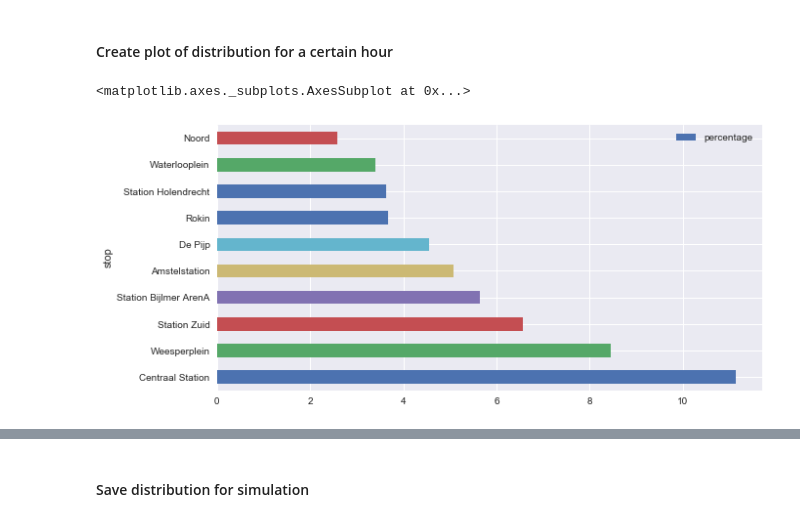
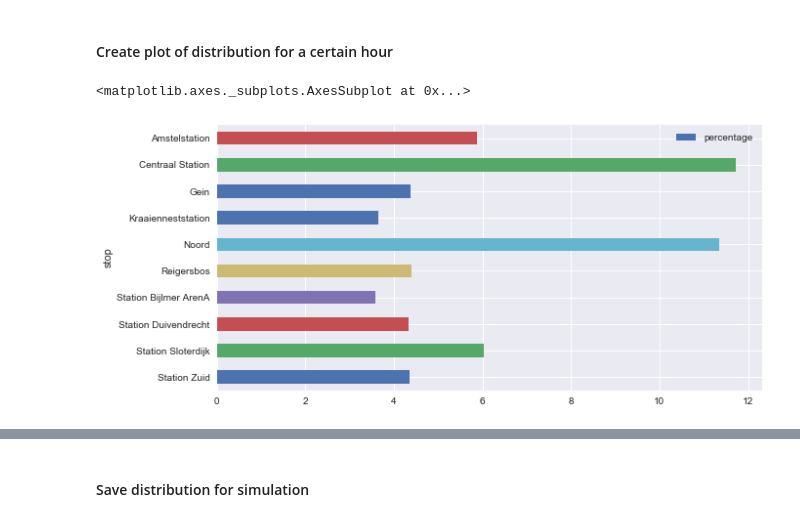
Before and after one commit to SophieEnsing/Thesis, a Jupyter notebook: Code/Analysis - full dataset.ipynb, the cells around one changed output, grey strips where cells are left out. Cells and saved outputs as stored; diff of their text form; code cells hidden in the pictures.

```diff
--- a/Code/Analysis - full dataset.ipynb
+++ b/Code/Analysis - full dataset.ipynb
@@ -115,9 +115,10 @@ def plotgroup(hour, dataframe):
     total = dataframe['mean'].sum()
     dataframe['percentage'] = dataframe['mean'].apply(lambda x: (x / total) * 100)
     dataframe = (dataframe.sort_values(by = 'percentage', ascending = False)).head(10)
+    dataframe = (dataframe.sort_values(by = 'stop', ascending = False)).head(10)
     return dataframe.plot(kind = 'barh', x = 'stop', y = 'percentage', figsize = [10,5])
 # %%
-plotgroup('15:00 - 15:59', origingrouped)
+plotgroup('06:00 - 06:59', origingrouped)
 # %% [output]
 <matplotlib.axes._subplots.AxesSubplot at 0x...>
-[figure, old version]
+[figure, new version]
```
Also changed, not shown: parts of 1 cell of this notebook.
